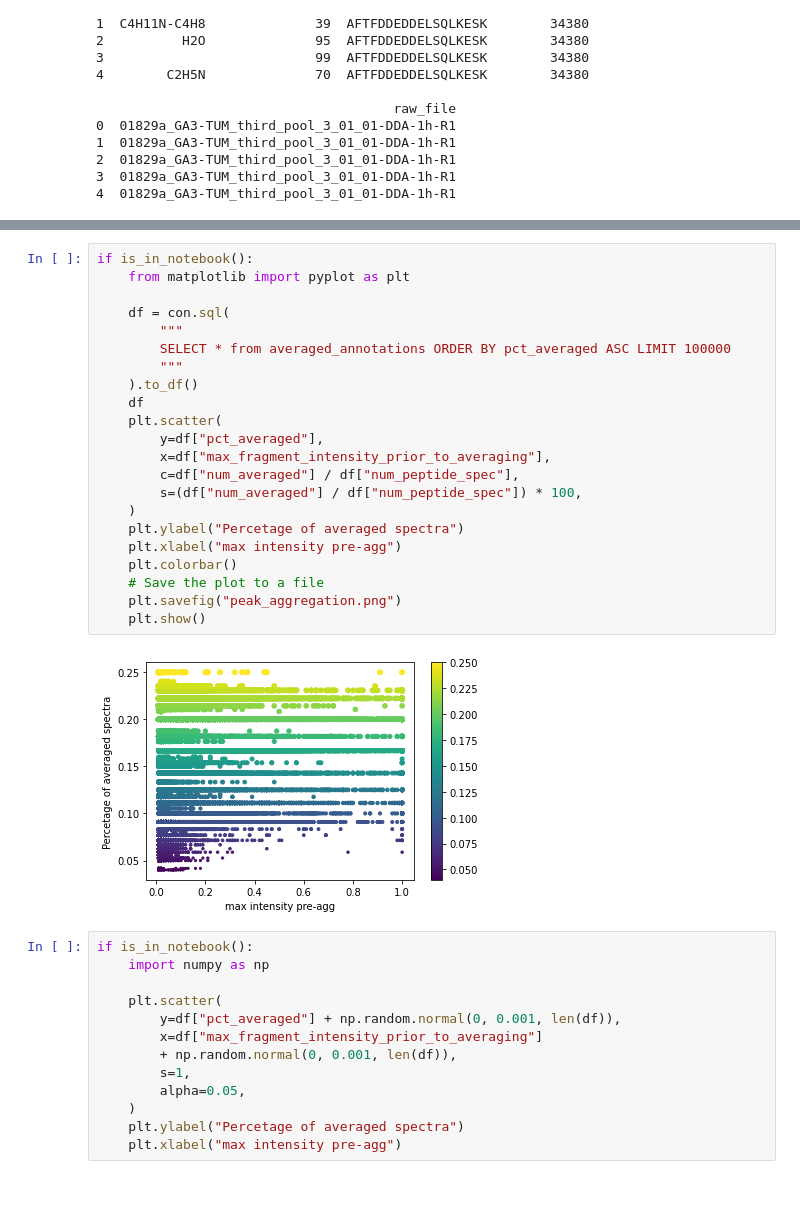
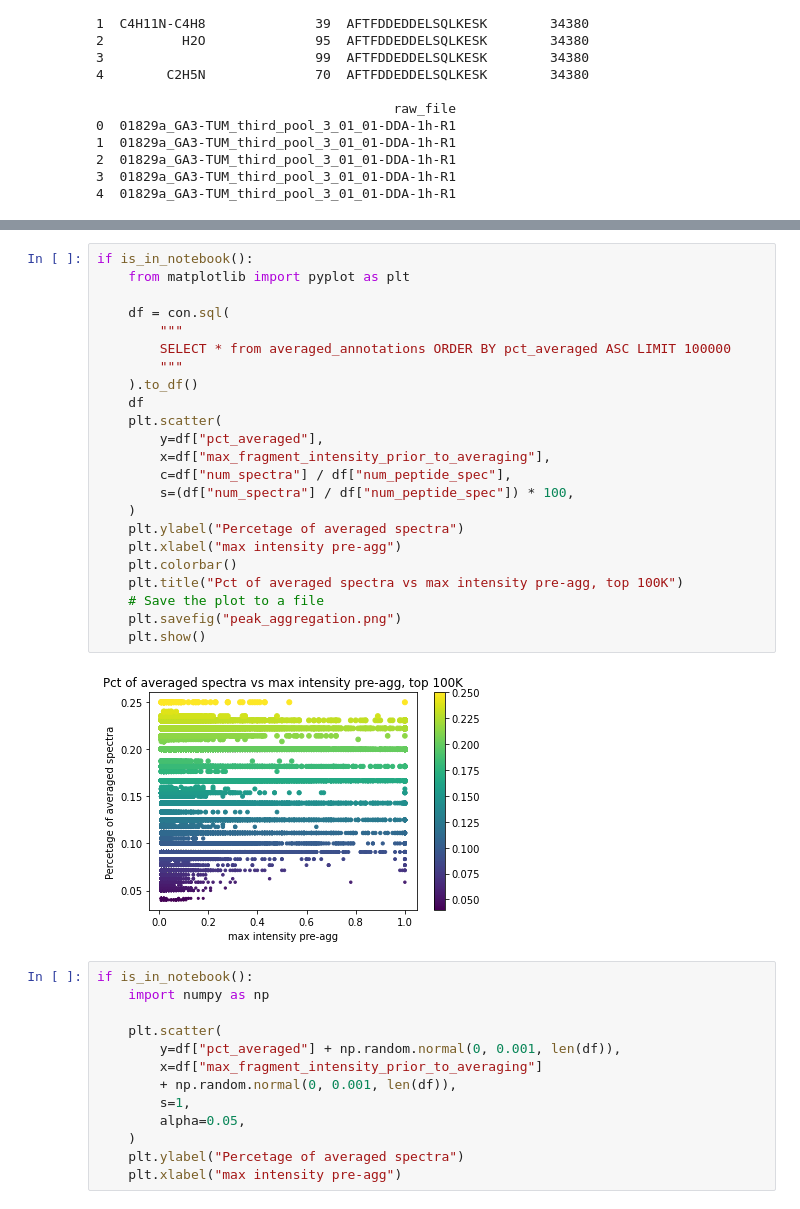
Before and after one commit to jspaezp/elfragmentador, a Jupyter notebook: train_data/scripts/process_peaks.ipynb, the cells around one changed output, grey strips where cells are left out. Drawn from its saved outputs; the diff is of its cells as text.

```diff
--- a/train_data/scripts/process_peaks.ipynb
+++ b/train_data/scripts/process_peaks.ipynb
@@ -465,27 +756,28 @@ if is_in_notebook():
 # %%
 if is_in_notebook():
     from matplotlib import pyplot as plt
 
     df = con.sql(
         """
         SELECT * from averaged_annotations ORDER BY pct_averaged ASC LIMIT 100000
         """
     ).to_df()
     df
     plt.scatter(
         y=df["pct_averaged"],
         x=df["max_fragment_intensity_prior_to_averaging"],
-        c=df["num_averaged"] / df["num_peptide_spec"],
-        s=(df["num_averaged"] / df["num_peptide_spec"]) * 100,
+        c=df["num_spectra"] / df["num_peptide_spec"],
+        s=(df["num_spectra"] / df["num_peptide_spec"]) * 100,
     )
     plt.ylabel("Percetage of averaged spectra")
     plt.xlabel("max intensity pre-agg")
     plt.colorbar()
+    plt.title("Pct of averaged spectra vs max intensity pre-agg, top 100K")
     # Save the plot to a file
     plt.savefig("peak_aggregation.png")
     plt.show()
 # %% [output]
-[figure, old version]
+[figure, new version]
 # %%
 if is_in_notebook():
     import numpy as np
```
Also changed, not shown: parts of 27 cells of this notebook, 1 other file.
